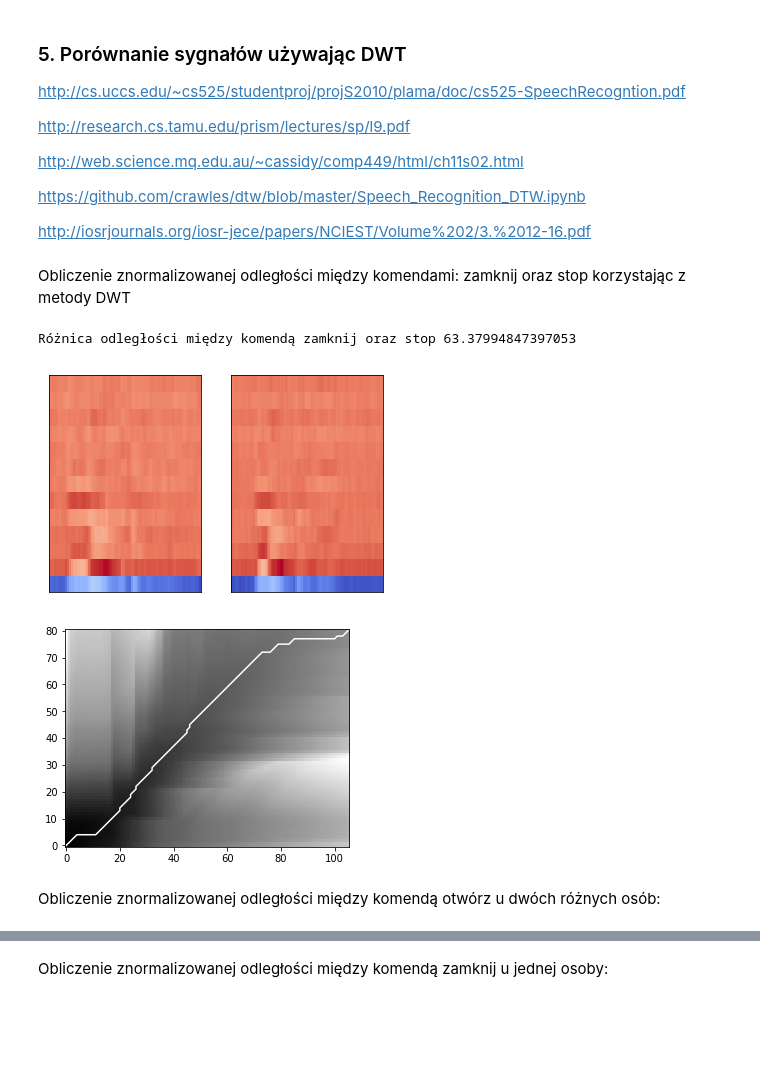
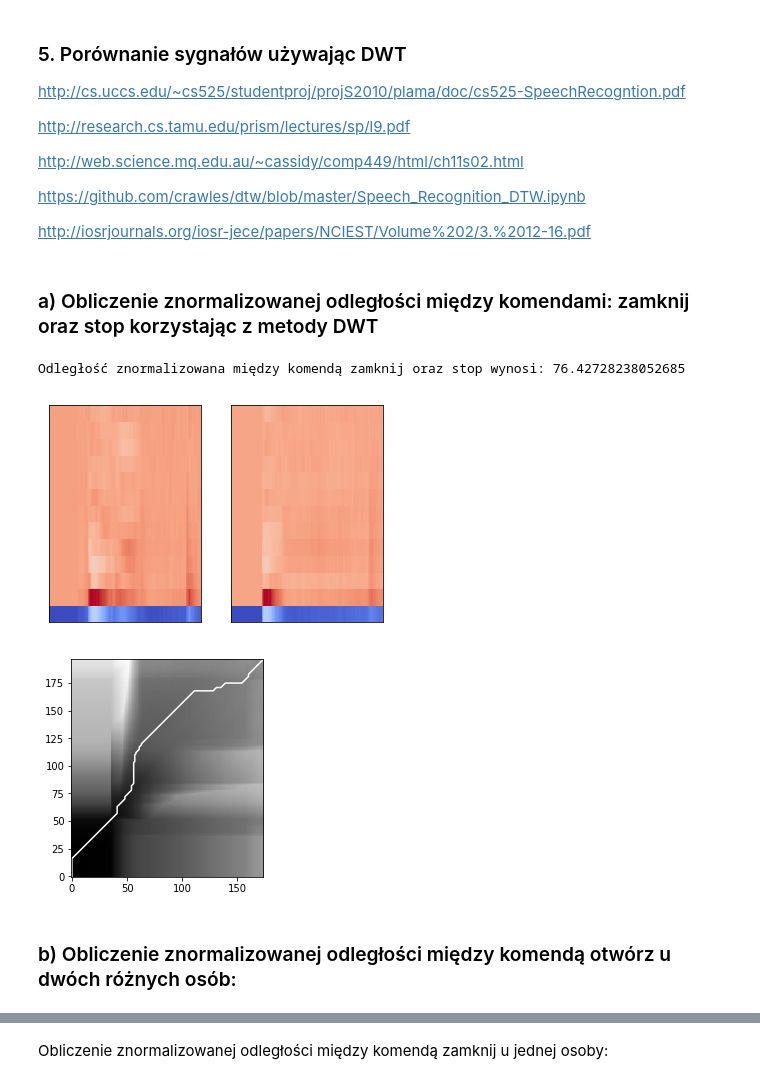
Before and after one commit to aleksandraszum/glosowemisie, a Jupyter notebook: Project.ipynb, the cells around one changed output, grey strips where cells are left out. Cells and saved outputs as stored; diff of their text form; code cells hidden in the pictures; blank space fills up the shorter version.

```diff
--- a/Project.ipynb
+++ b/Project.ipynb
@@ -97,32 +92,32 @@ https://github.com/crawles/dtw/blob/master/Speech_Recognition_DTW.ipynb
 
 http://iosrjournals.org/iosr-jece/papers/NCIEST/Volume%202/3.%2012-16.pdf
 # %% [markdown]
-Obliczenie znormalizowanej odległości między komendami: zamknij oraz stop korzystając z metody DWT
+### a) Obliczenie znormalizowanej odległości między komendami: zamknij oraz stop korzystając z metody DWT
 # %%
 fs = 44100 # częstotliwość próbkowania sygnału
 same_words1 = [word for word, cmd in zip(words_test, commands_test) if cmd == 'zamknij']
 same_words2 = [word for word, cmd in zip(words_test, commands_test) if cmd == 'stop']
-word_1 = librosa.feature.mfcc(same_words1[1], fs, n_mfcc = 13)
+word_1 = librosa.feature.mfcc(same_words1[0], fs, n_mfcc = 13)
 plt.subplot(1, 2, 1)
 librosa.display.specshow(word_1)
-word_2 = librosa.feature.mfcc(same_words1[2], fs, n_mfcc = 13)
+word_2 = librosa.feature.mfcc(same_words2[0], fs, n_mfcc = 13)
 plt.subplot(1, 2, 2)
 
 librosa.display.specshow(word_2)
 
 dist, cost, acc_cost, path = dtw(word_2.T, word_1.T, dist=lambda x, y: np.linalg.norm(x - y, ord=1))
-print('Różnica odległości między komendą zamknij oraz stop' , dist)
+print('Odległość znormalizowana między komendą zamknij oraz stop wynosi:' , dist)
 # %% [output]
-Różnica odległości między komendą zamknij oraz stop 63.37994847397053
+Odległość znormalizowana między komendą zamknij oraz stop wynosi: 76.42728238052685
-[figure, old version]
+[figure, new version]
 # %%
 plt.imshow(acc_cost.T, origin='lower', cmap='gray', interpolation='nearest')
 plt.plot(path[0], path[1], 'w')
 plt.show()
 # %% [output]
-[figure, old version]
+[figure, new version]
 # %% [markdown]
-Obliczenie znormalizowanej odległości między komendą otwórz u dwóch różnych osób:
+### b) Obliczenie znormalizowanej odległości między komendą otwórz u dwóch różnych osób:
 # %%
 path1 = 'J' + str(1)
 path2 = 'O' + str(1)
```
Also changed, not shown: parts of 14 cells of this notebook, 2 other files.
